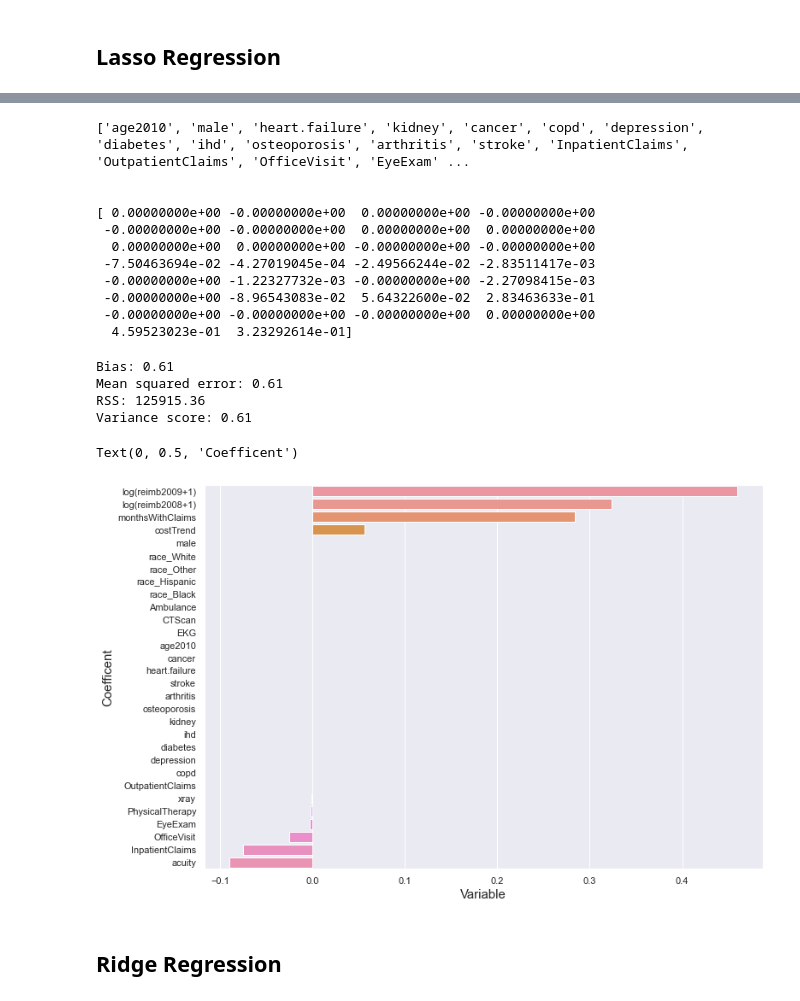
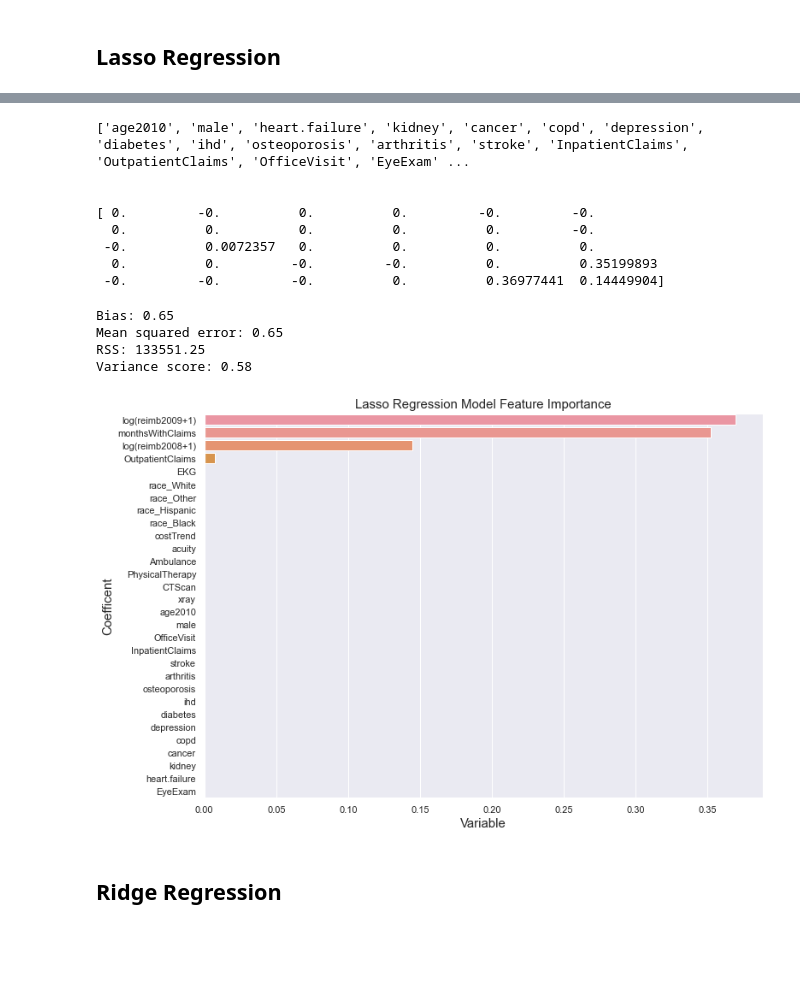
Before and after one commit to deniztokmakoglu/CAPP30254_Project, a Jupyter notebook: Reguralization.ipynb, the cells around one changed output, grey strips where cells are left out. Cells and saved outputs as stored; diff of their text form; code cells hidden in the pictures; blank space fills up the shorter version.

Commit message:
Graphs and Changes in Reg

```diff
--- a/Reguralization.ipynb
+++ b/Reguralization.ipynb
@@ -86,7 +89,7 @@ def metrics(target_predict,test_targets,train_features,train_targets,regr,output
 ## Lasso Regression
 # %%
 ls = linear_model.Lasso()
-params_lasso = {'alpha':[0.5, 0.25, 0.1,0.01]}
-Lasso_GS = GridSearchCV(ls, param_grid=params_lasso, n_jobs=-1, scoring='neg_mean_squared_error')
+params_lasso = {'alpha':[0.9, 0.7, 0.5, 0.25, 0.1]}
+Lasso_GS = GridSearchCV(ls, param_grid=params_lasso, n_jobs=-1, scoring='r2')
 Lasso_GS.fit(train_features,train_targets)
 best_lasso = Lasso_GS.best_params_
@@ -96,0 +99,7 @@ best_lasso
+# %%
+sns.set("talk")
+sns.set_style("whitegrid")
+ax = sns.barplot(x=models, y=scores)
+plt.title("Lasso Regression Model Scores")
+plt.xlabel("Parameter", size=15)
+plt.ylabel("R2 Score", size=15)
@@ -104,21 +116,18 @@ print('{}\n'.format(ls.coef_))
 ['age2010', 'male', 'heart.failure', 'kidney', 'cancer', 'copd', 'depression', 'diabetes', 'ihd', 'osteoporosis', 'arthritis', 'stroke', 'InpatientClaims', 'OutpatientClaims', 'OfficeVisit', 'EyeExam' ...
 
 
-[ 0.00000000e+00 -0.00000000e+00  0.00000000e+00 -0.00000000e+00
- -0.00000000e+00 -0.00000000e+00  0.00000000e+00  0.00000000e+00
-  0.00000000e+00  0.00000000e+00 -0.00000000e+00 -0.00000000e+00
- -7.50463694e-02 -4.27019045e-04 -2.49566244e-02 -2.83511417e-03
- -0.00000000e+00 -1.22327732e-03 -0.00000000e+00 -2.27098415e-03
- -0.00000000e+00 -8.96543083e-02  5.64322600e-02  2.83463633e-01
- -0.00000000e+00 -0.00000000e+00 -0.00000000e+00  0.00000000e+00
-  4.59523023e-01  3.23292614e-01]
+[ 0.         -0.          0.          0.         -0.         -0.
+  0.          0.          0.          0.          0.         -0.
+ -0.          0.0072357   0.          0.          0.          0.
+  0.          0.         -0.         -0.          0.          0.35199893
+ -0.         -0.         -0.          0.          0.36977441  0.14449904]
 # %%
 ev["Lasso"] = metrics(target_predict,test_targets,train_features,train_targets,ls)
 # %% [output]
-Bias: 0.61
-Mean squared error: 0.61
-RSS: 125915.36
-Variance score: 0.61
+Bias: 0.65
+Mean squared error: 0.65
+RSS: 133551.25
+Variance score: 0.58
 # %%
 coefs = ls.coef_
 # %%
@@ -127,15 +136,18 @@ train_features_cols = list(train_features)
 coef_results = pd.DataFrame.from_dict(dict(zip(train_features_cols, coefs)), orient = "index", columns = ["Coef"]).reset_index()
 # %%
 coef_results.rename(columns = {"index": "variable"}, inplace = True)
+# %%
+coef_results["Abs"] = coef_results["Coef"].apply(lambda row: abs(row))
 # %%
 sns.set(rc={'figure.figsize':(11.7,8.27)})
 sns.barplot(y = "variable", x = "Coef", data = coef_results,
             order=coef_results.sort_values('Coef', ascending = False)["variable"])
 plt.xlabel("Variable", size=15)
 plt.ylabel("Coefficent", size=15)
+plt.title("Lasso Regression Model Feature Importance", size=15)
+plt.savefig('L_feature_imp.jpg')
 # %% [output]
-Text(0, 0.5, 'Coefficent')
-[figure, old version]
+[figure, new version]
 # %% [markdown]
 ## Ridge Regression
 # %%
```
Also changed, not shown: parts of 20 cells of this notebook, 5 other files.
